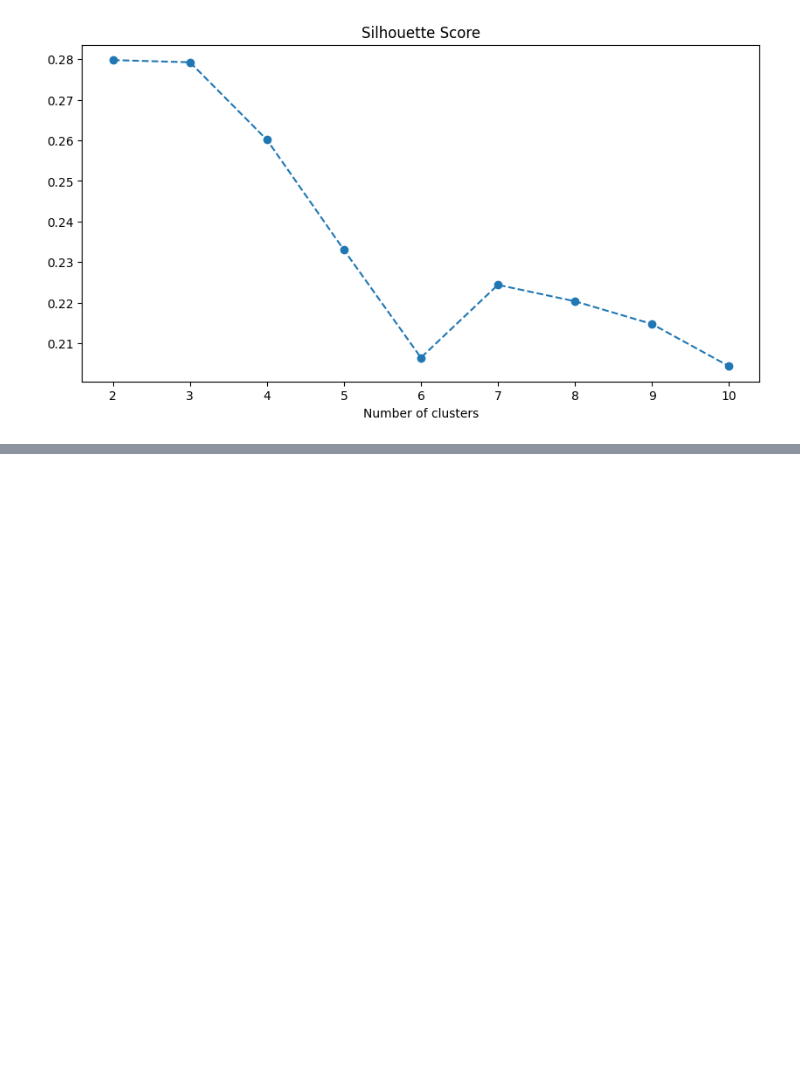
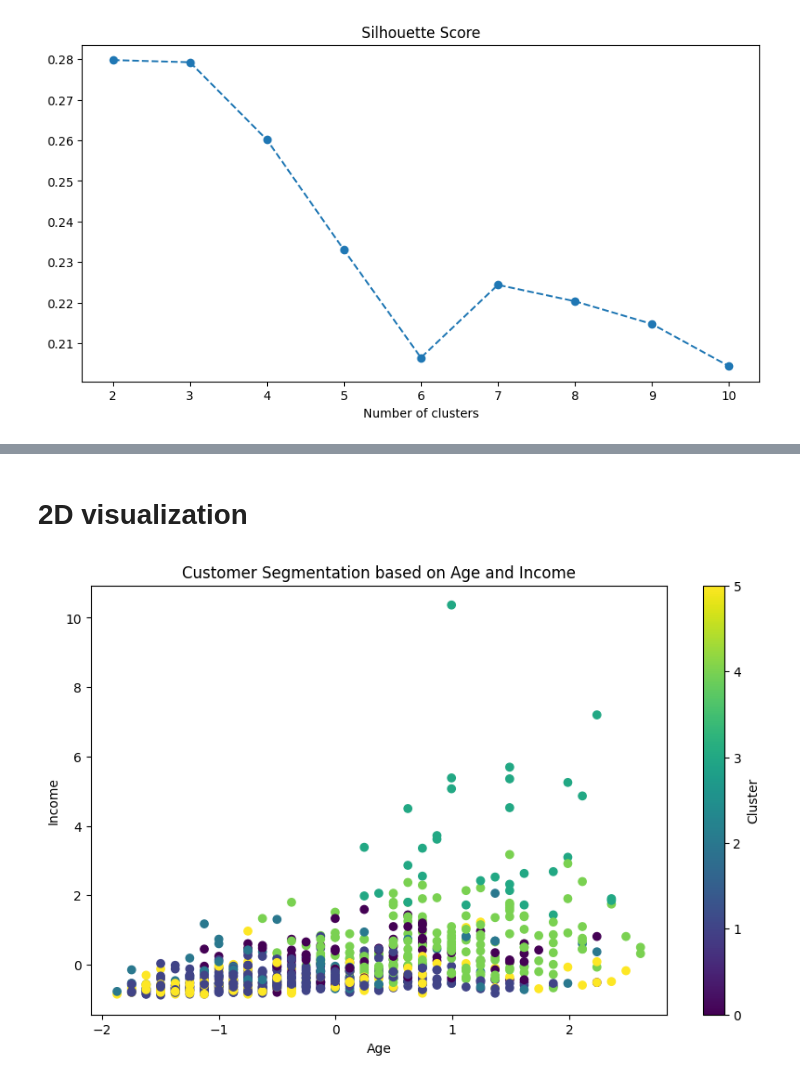
Before and after one commit to minhaz1172/Machine-Learning, a Jupyter notebook: K_means(Customer_Segmentation).ipynb, the cells around one changed output, grey strips where cells are left out. Saved outputs shown, nothing was run; the diff lists cells and outputs as text; code cells hidden in the pictures; blank space fills up the shorter version.

Commit message:
Create cluster

```diff
--- a/K_means(Customer_Segmentation).ipynb
+++ b/K_means(Customer_Segmentation).ipynb
@@ -186,0 +204,12 @@ Text(0.5, 0, 'Number of clusters')
+# %% [markdown]
+# 2D visualization
+# %%
+plt.figure(figsize=(10, 6))
+plt.scatter(df_scaled['Age'], df_scaled['Income'], c=df_scaled['Cluster'], cmap='viridis')
+plt.xlabel('Age')
+plt.ylabel('Income')
+plt.title('Customer Segmentation based on Age and Income') # Added a title for clarity
+plt.colorbar(label='Cluster') # Added a colorbar to show cluster labels
+plt.show() # Added plt.show() to display the plot
+# %% [output]
+[figure, added]
```
Also changed, not shown: parts of 4 cells of this notebook.
